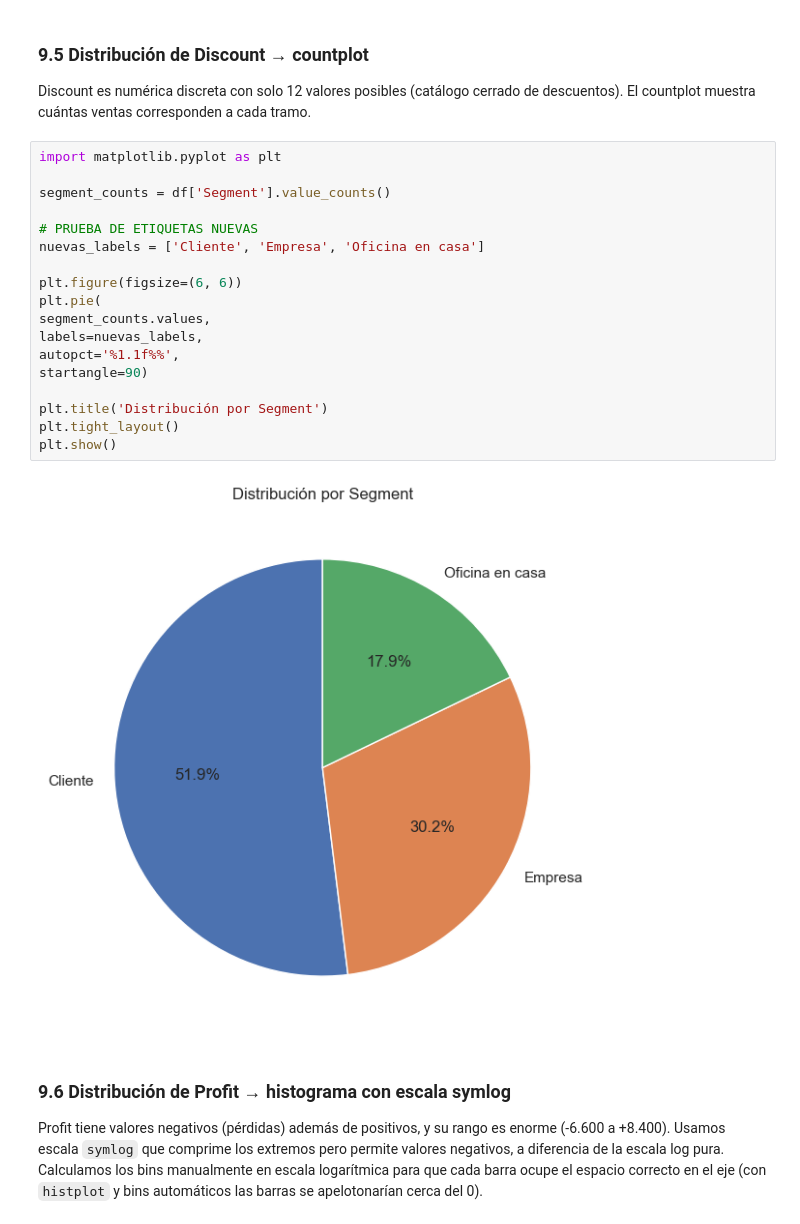
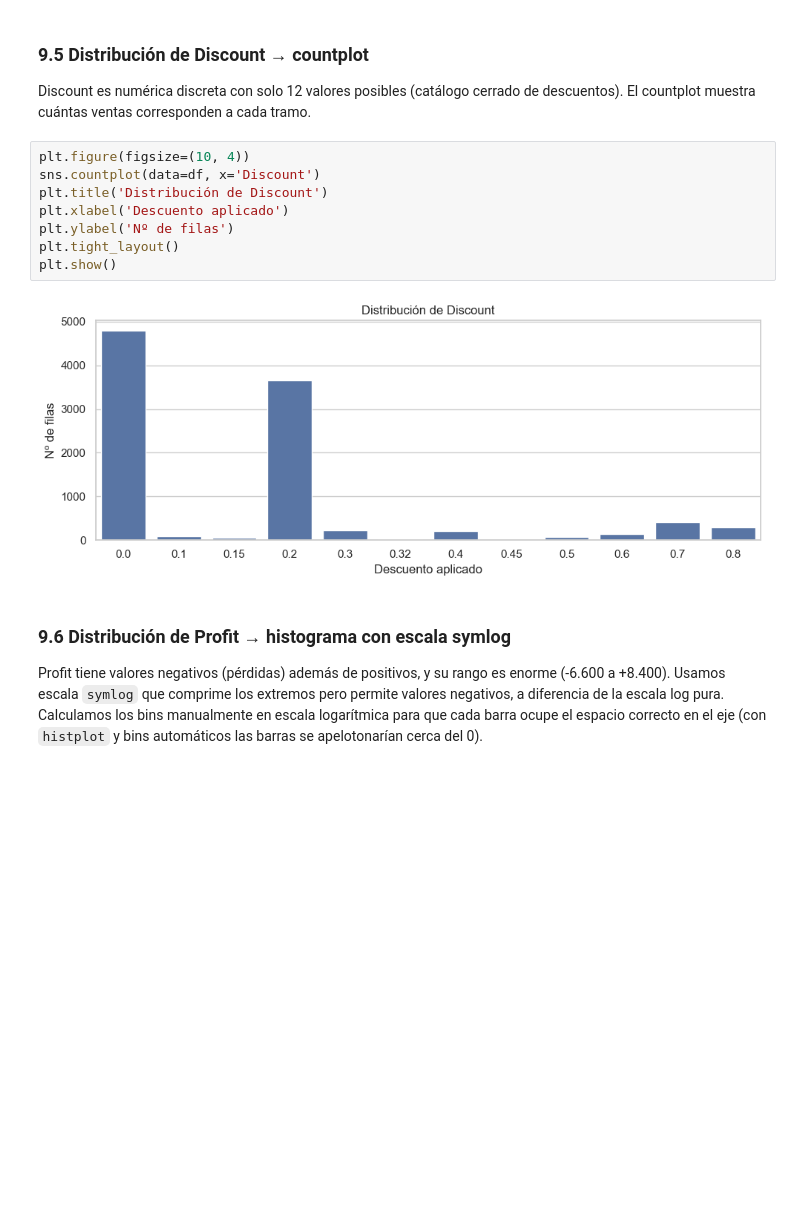
Before and after one commit to NoeliaTJ/ControlStock, a Jupyter notebook: superstore.ipynb, the cells around one changed output. Cells and saved outputs as stored; diff of their text form; blank space fills up the shorter version.

```diff
--- a/superstore.ipynb
+++ b/superstore.ipynb
@@ -453,26 +449,16 @@ plt.show()
 ### 9.5 Distribución de Discount → countplot
 
 Discount es numérica discreta con solo 12 valores posibles (catálogo cerrado de descuentos). El countplot muestra cuántas ventas corresponden a cada tramo.
-# %%
-import matplotlib.pyplot as plt
-
-segment_counts = df['Segment'].value_counts()
-
-# PRUEBA DE ETIQUETAS NUEVAS
-nuevas_labels = ['Cliente', 'Empresa', 'Oficina en casa']
-
-plt.figure(figsize=(6, 6))
-plt.pie(
-segment_counts.values,
-labels=nuevas_labels,
-autopct='%1.1f%%',
-startangle=90)
-
-plt.title('Distribución por Segment')
-plt.tight_layout()
-plt.show()
-# %% [output]
-[figure, removed]
+# %%
+plt.figure(figsize=(10, 4))
+sns.countplot(data=df, x='Discount')
+plt.title('Distribución de Discount')
+plt.xlabel('Descuento aplicado')
+plt.ylabel('Nº de filas')
+plt.tight_layout()
+plt.show()
+# %% [output]
+[figure, added]
 # %% [markdown]
 ### 9.6 Distribución de Profit → histograma con escala symlog
 
```
Also changed, not shown: parts of 10 cells of this notebook.
